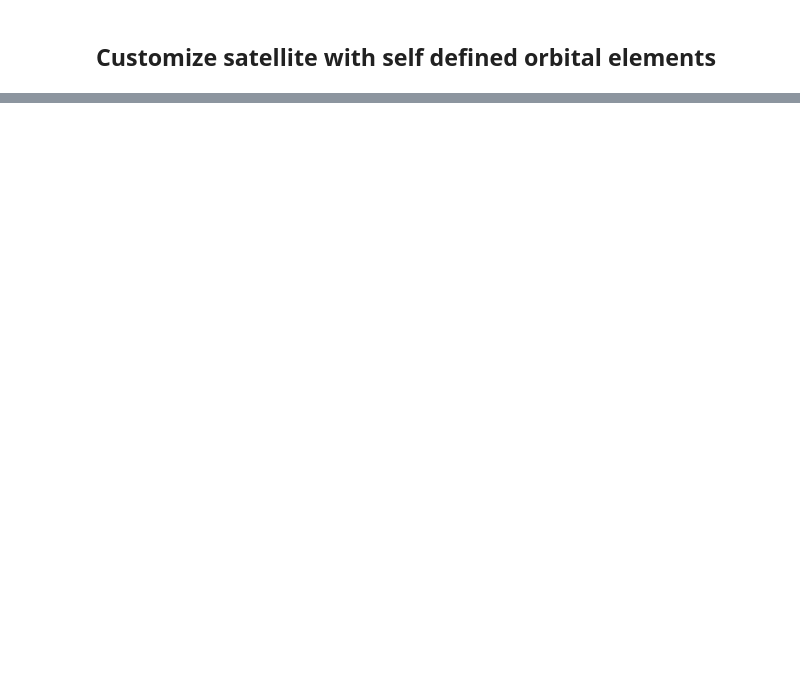
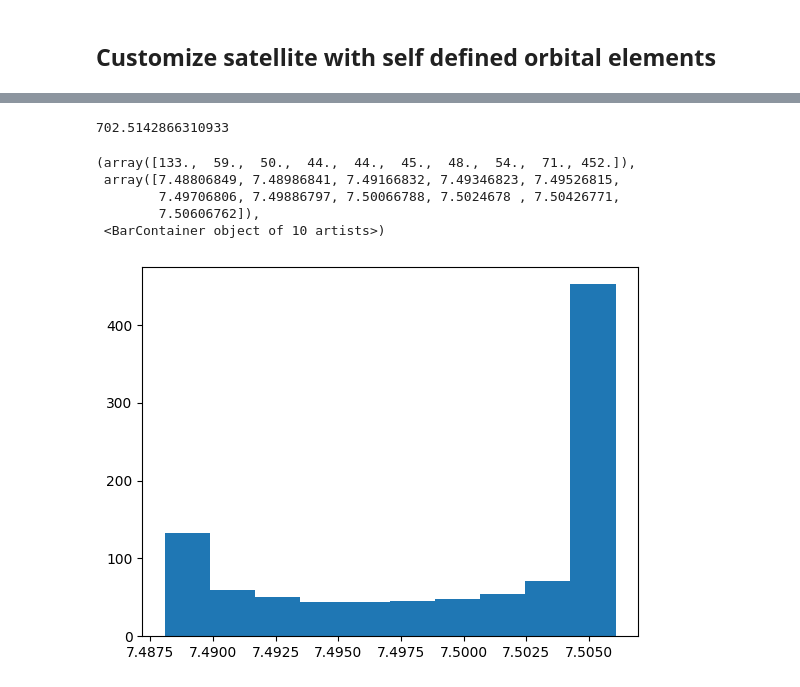
Before and after one commit to Bharatcs/rfi, a Jupyter notebook: Project/PRATUSH_RFIcurve.ipynb, the cells around one changed output, grey strips where cells are left out. Cells and saved outputs as stored; diff of their text form; code cells hidden in the pictures; blank space fills up the shorter version.

```diff
--- a/Project/PRATUSH_RFIcurve.ipynb
+++ b/Project/PRATUSH_RFIcurve.ipynb
@@ -49,11 +45,10 @@ shapecheck(longitude,latitude,'')
 # %%
 ts = load.timescale()
 
-# Updated version of the listed two-line elements
 
-line1 = '1 25544U 98067A   22078.05453850  .00006165  00000+0  11806-3 0  9995'
-line2 = '2 25544  51.6427  62.9786 0003909 284.2254 162.3984 15.49468773331209'
-satellite = EarthSatellite(line1, line2, 'Pratush', ts)
+line1='1 39084U 13008A   24057.13689462  .00000700  00000-0  16532-3 0  9990'
+line2='2 39084  98.1956 128.5395 0001009 108.7107 251.4201 14.57123403587095'
+satellite = EarthSatellite(line1, line2, 'Landsat-8', ts)
 print(satellite)
 
 # Get the current time in a timezone-aware fashion.
@@ -65,11 +60,12 @@ print(f"Exectution time: {dt:%Y-%m-%d %H:%M:%S %Z}\n")
 # Split the next 200 minutes into a collection of 101-evenly
 # spaced Timescales (every two minutes, plus endpoints)
 
-t0 = ts.utc(dt)
-t1 = ts.utc(dt + relativedelta(minutes=200))
-timescales = ts.linspace(t0, t1, 101)
+t0 = ts.utc(dt+relativedelta(minutes=1500))
+t1 = ts.utc(dt + relativedelta(minutes=1500+525960))
+timescales = ts.linspace(t0, t1, 100000)
 
 # calculate the subpoints.
 
 geocentrics = satellite.at(timescales)
+
 subpoints = wgs84.subpoint_of(geocentrics)
@@ -78,0 +72,2 @@ Exectution time: 2024-02-24 11:07:14 UTC
+# %%
+finvel=np.sqrt((geocentrics.velocity.km_per_s[0])**2+(geocentrics.velocity.km_per_s[1])**2+(geocentrics.velocity.km_per_s[2])**2)
@@ -89,0 +108,15 @@ AttributeError: 'int' object has no attribute 'whole'
+# %%
+print(alt)
+# %% [output]
+702.5142866310933
+# %%
+import matplotlib.pyplot as plt
+
+plt.hist(finvel)
+# %% [output]
+(array([133.,  59.,  50.,  44.,  44.,  45.,  48.,  54.,  71., 452.]),
+ array([7.48806849, 7.48986841, 7.49166832, 7.49346823, 7.49526815,
+        7.49706806, 7.49886797, 7.50066788, 7.5024678 , 7.50426771,
+        7.50606762]),
+ <BarContainer object of 10 artists>)
+[figure, added]
```
Also changed, not shown: parts of 20 cells of this notebook, 3 other files.
